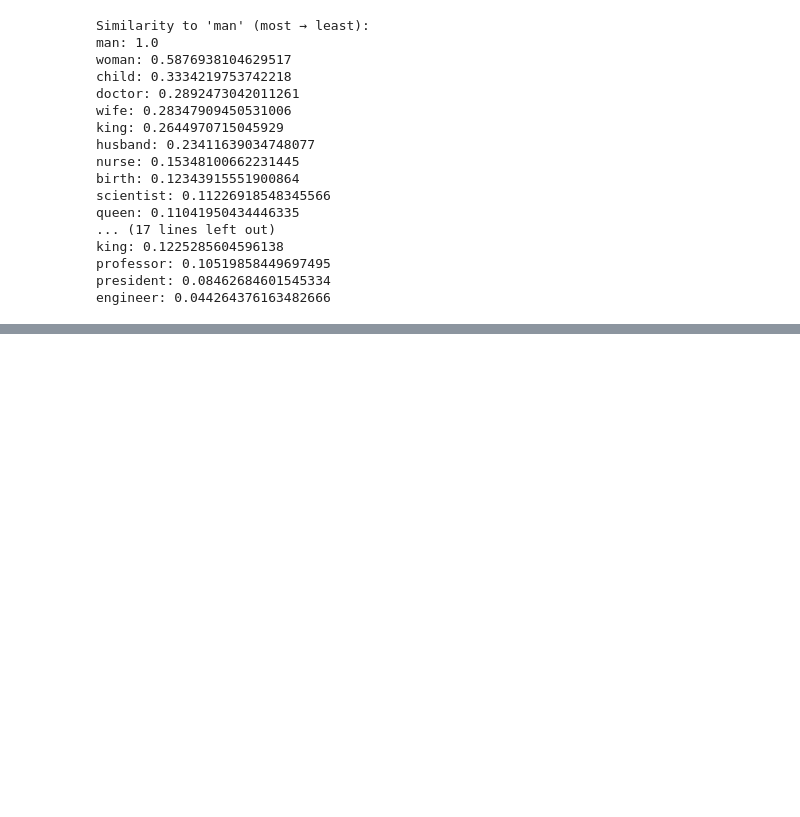
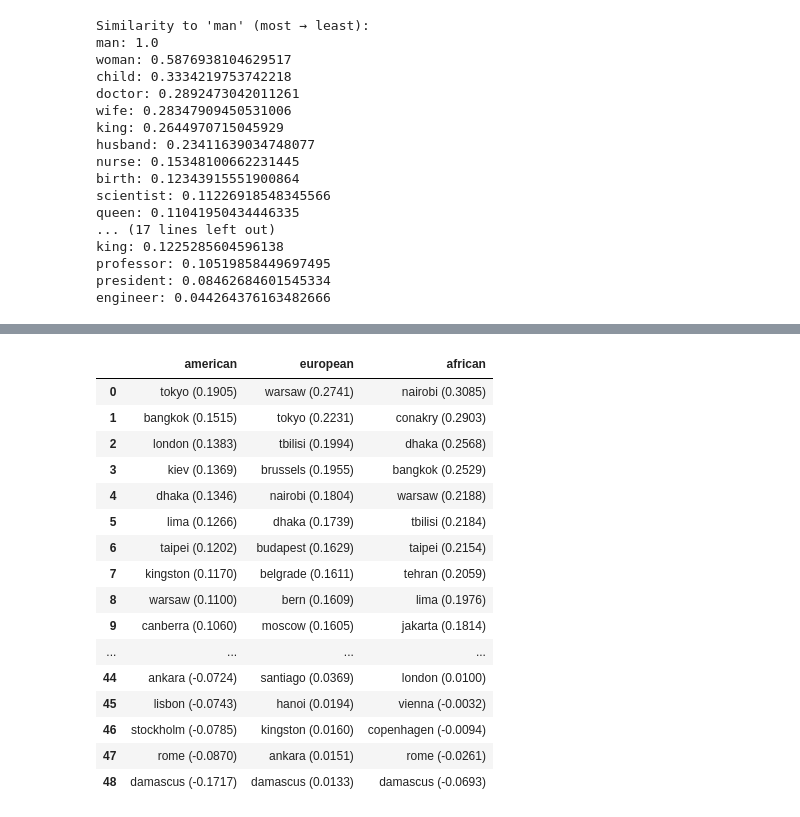
Before and after one commit to lukeckk/CS6603_2026_Summer, a Jupyter notebook: Project_AI_ML_Part_2/notebook_part2.ipynb, the cells around one changed output, grey strips where cells are left out. Cells and saved outputs as stored; diff of their text form; code cells hidden in the pictures; blank space fills up the shorter version.

```diff
--- a/Project_AI_ML_Part_2/notebook_part2.ipynb
+++ b/Project_AI_ML_Part_2/notebook_part2.ipynb
@@ -64,0 +114,27 @@ engineer: 0.044264376163482666
+# %%
+# Part B
+# Protected class: Nationality
+# 3 protected words ; 'american', 'african', 'european'
+
+file_path = "BATS_3.0/3_Encyclopedic_semantics/E01 [country - capital].txt"
+protected_words = ['american', 'african', 'european']
+
+part_b_results = []
+with open(file_path) as f:
+    for row_num, line in enumerate(f, start=1):
+        parts = line.strip().split('\t')
+        words = []
+        for part in parts:
+            words.extend(part.split('/'))
+
+        target = words[0]           # capital as target
+
+        for p_word in protected_words:
+            try:
+                score = newmodel.similarity(target, p_word)
+            except KeyError as e:
+                score = None
+            part_b_results.append((row_num, target, p_word, score))
+
+for r in part_b_results:
+    print(r)
@@ -64,0 +159,33 @@ engineer: 0.044264376163482666
+# %%
+import pandas as pd
+
+df_long = pd.DataFrame(part_b_results, columns=['row', 'capital', 'nationality', 'score'])
+df_long['score'] = pd.to_numeric(df_long['score'], errors='coerce')
+df_long = df_long.dropna(subset=['score'])
+
+column_order = ['american', 'european', 'african']
+ranked = {}
+for nationality in column_order:
+    subset = df_long[df_long['nationality'] == nationality].sort_values('score', ascending=False)
+    ranked[nationality] = [f"{cap} ({score:.4f})" for cap, score in zip(subset['capital'], subset['score'])]
+
+df_ranked = pd.DataFrame({k: pd.Series(v) for k, v in ranked.items()})
+df_ranked
+# %% [output]
+|  | american | european | african |
+| 0 | tokyo (0.1905) | warsaw (0.2741) | nairobi (0.3085) |
+| 1 | bangkok (0.1515) | tokyo (0.2231) | conakry (0.2903) |
+| 2 | london (0.1383) | tbilisi (0.1994) | dhaka (0.2568) |
+| 3 | kiev (0.1369) | brussels (0.1955) | bangkok (0.2529) |
+| 4 | dhaka (0.1346) | nairobi (0.1804) | warsaw (0.2188) |
+| 5 | lima (0.1266) | dhaka (0.1739) | tbilisi (0.2184) |
+| 6 | taipei (0.1202) | budapest (0.1629) | taipei (0.2154) |
+| 7 | kingston (0.1170) | belgrade (0.1611) | tehran (0.2059) |
+| 8 | warsaw (0.1100) | bern (0.1609) | lima (0.1976) |
+| 9 | canberra (0.1060) | moscow (0.1605) | jakarta (0.1814) |
+| ... | ... | ... | ... |
+| 44 | ankara (-0.0724) | santiago (0.0369) | london (0.0100) |
+| 45 | lisbon (-0.0743) | hanoi (0.0194) | vienna (-0.0032) |
+| 46 | stockholm (-0.0785) | kingston (0.0160) | copenhagen (-0.0094) |
+| 47 | rome (-0.0870) | ankara (0.0151) | rome (-0.0261) |
+| 48 | damascus (-0.1717) | damascus (0.0133) | damascus (-0.0693) |
```
Also changed, not shown: parts of 8 cells of this notebook.
